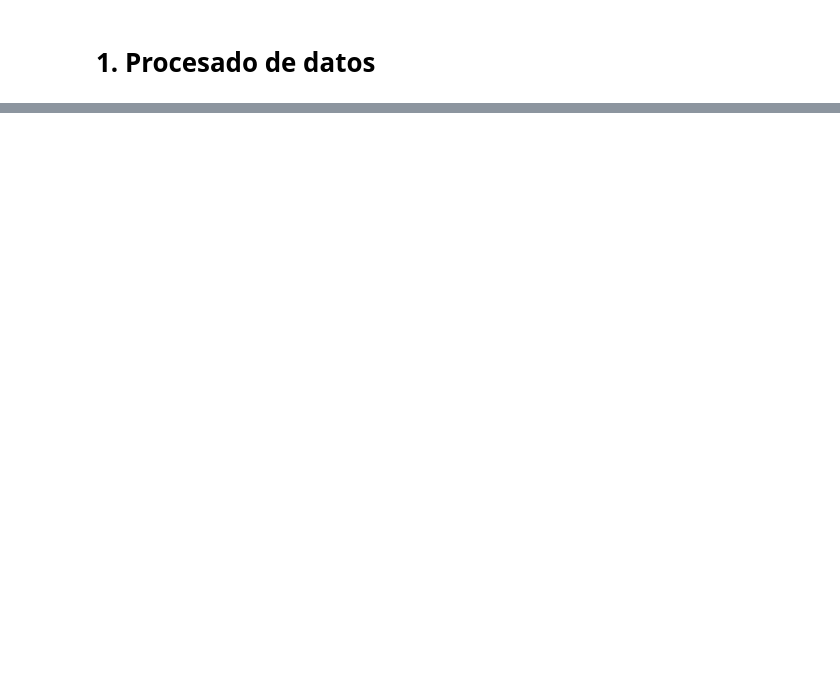
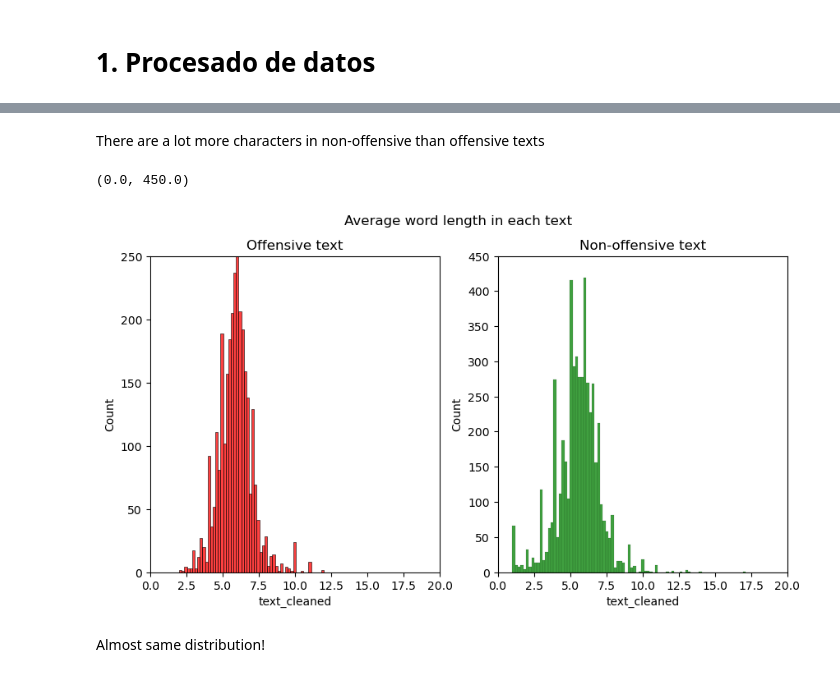
Before and after one commit to G1-ABID-23-24/offensive-language-detection-2024, a Jupyter notebook: 0_data_processing.ipynb, the cells around one changed output, grey strips where cells are left out. Cells and saved outputs as stored; diff of their text form; code cells hidden in the pictures; blank space fills up the shorter version.

```diff
--- a/0_data_processing.ipynb
+++ b/0_data_processing.ipynb
@@ -60,0 +121,21 @@ df['text_cleaned']
+# %% [markdown]
+There are a lot more characters in non-offensive than offensive texts
+# %%
+#Comparison between average word length in non-offensive and offensive texts
+fig,(ax1,ax2)=plt.subplots(1,2,figsize=(10,5))
+word=df[df['label']==1]['text_cleaned'].str.split().apply(lambda x : [len(i) for i in x])
+sns.histplot(word.map(lambda x: np.mean(x)),ax=ax1,color='red')
+ax1.set_title('Offensive text')
+ax1.set_xlim(0, 20)
+ax1.set_ylim(0, 250)
+word=df[df['label']==0]['text_cleaned'].str.split().apply(lambda x : [len(i) for i in x])
+sns.histplot(word.map(lambda x: np.mean(x)),ax=ax2,color='green')
+ax2.set_title('Non-offensive text')
+fig.suptitle('Average word length in each text')
+ax2.set_xlim(0, 20)
+ax2.set_ylim(0, 450)
+# %% [output]
+(0.0, 450.0)
+[figure, added]
+# %% [markdown]
+Almost same distribution!
```
Also changed, not shown: parts of 31 cells of this notebook.
